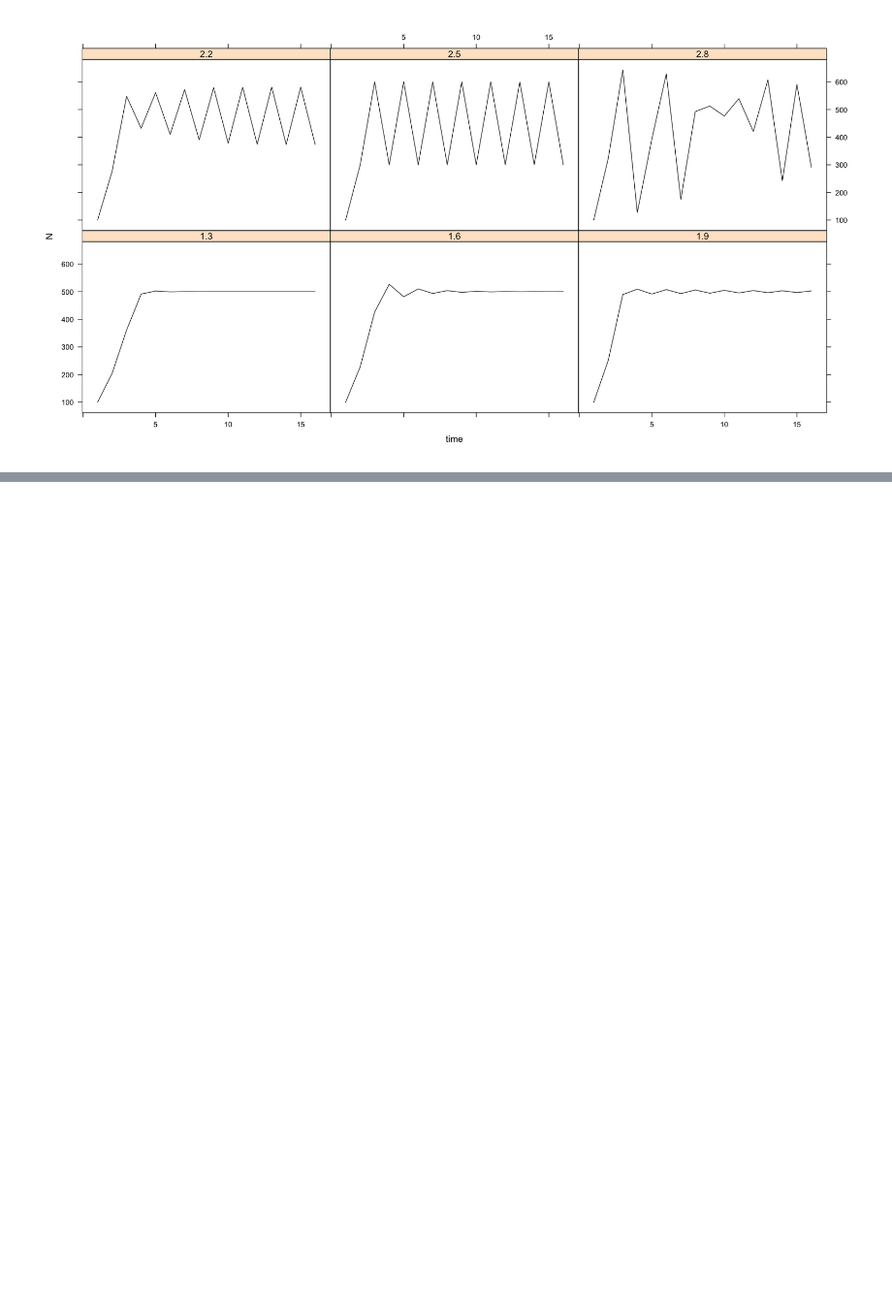
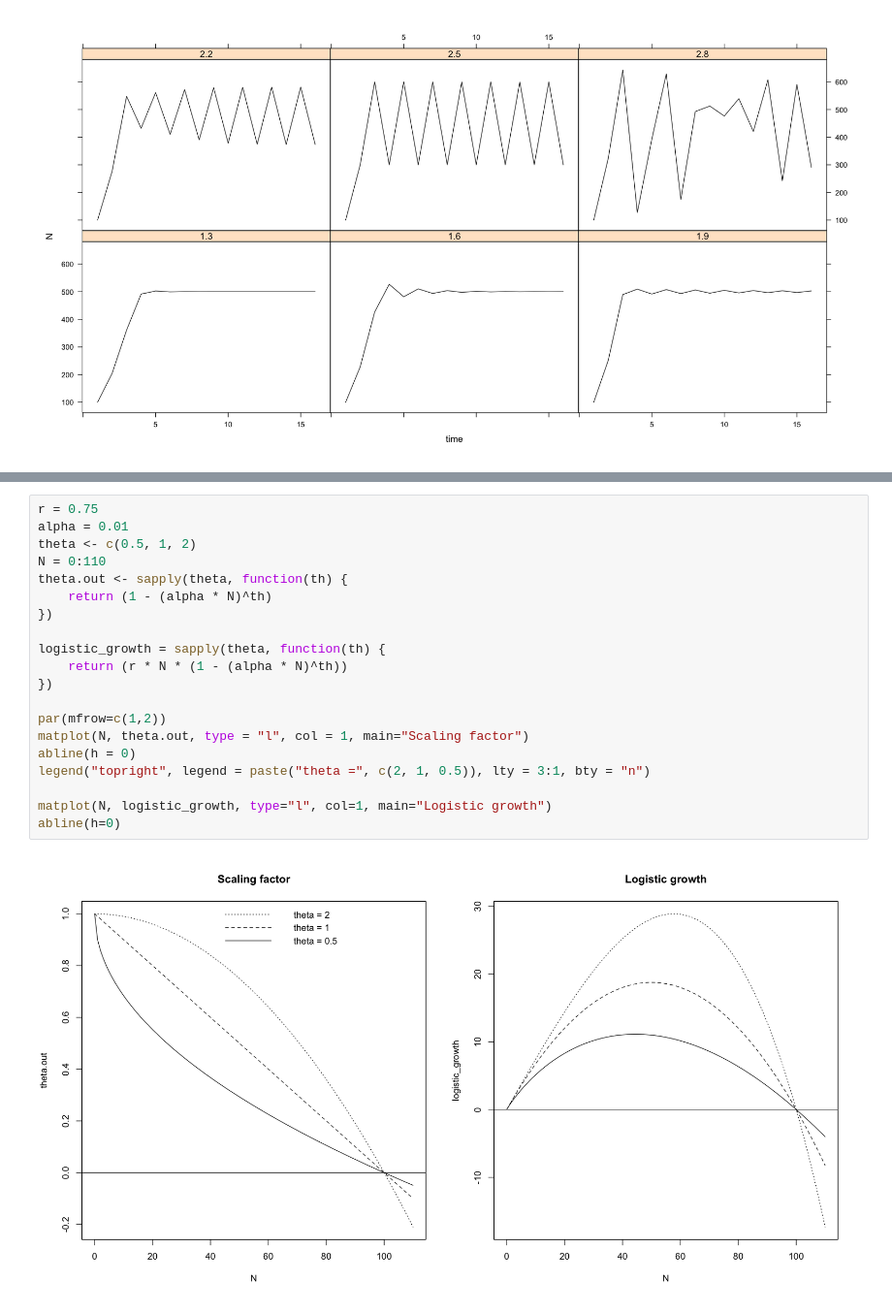
Before and after one commit to erikseulean/wildlife, a Jupyter notebook: density_dependent_growth.ipynb, the cells around one changed output, grey strips where cells are left out. Shown at 97% size. Cells and saved outputs as stored; diff of their text form; blank space fills up the shorter version.

```diff
--- a/density_dependent_growth.ipynb
+++ b/density_dependent_growth.ipynb
@@ -103,0 +153,22 @@ $N_{t+1} = \frac{N_{0}e^{rt}}{1+\alpha N_{0}(e^{rt} - 1)}$. When $N_{0}$ is smal
+# %%
+r = 0.75
+alpha = 0.01
+theta <- c(0.5, 1, 2)
+N = 0:110
+theta.out <- sapply(theta, function(th) {
+    return (1 - (alpha * N)^th)
+})
+
+logistic_growth = sapply(theta, function(th) {
+    return (r * N * (1 - (alpha * N)^th))
+})
+
+par(mfrow=c(1,2))
+matplot(N, theta.out, type = "l", col = 1, main="Scaling factor")
+abline(h = 0)
+legend("topright", legend = paste("theta =", c(2, 1, 0.5)), lty = 3:1, bty = "n")
+
+matplot(N, logistic_growth, type="l", col=1, main="Logistic growth")
+abline(h=0)
+# %% [output]
+[figure, added]
```
Also changed, not shown: parts of 7 cells of this notebook.
